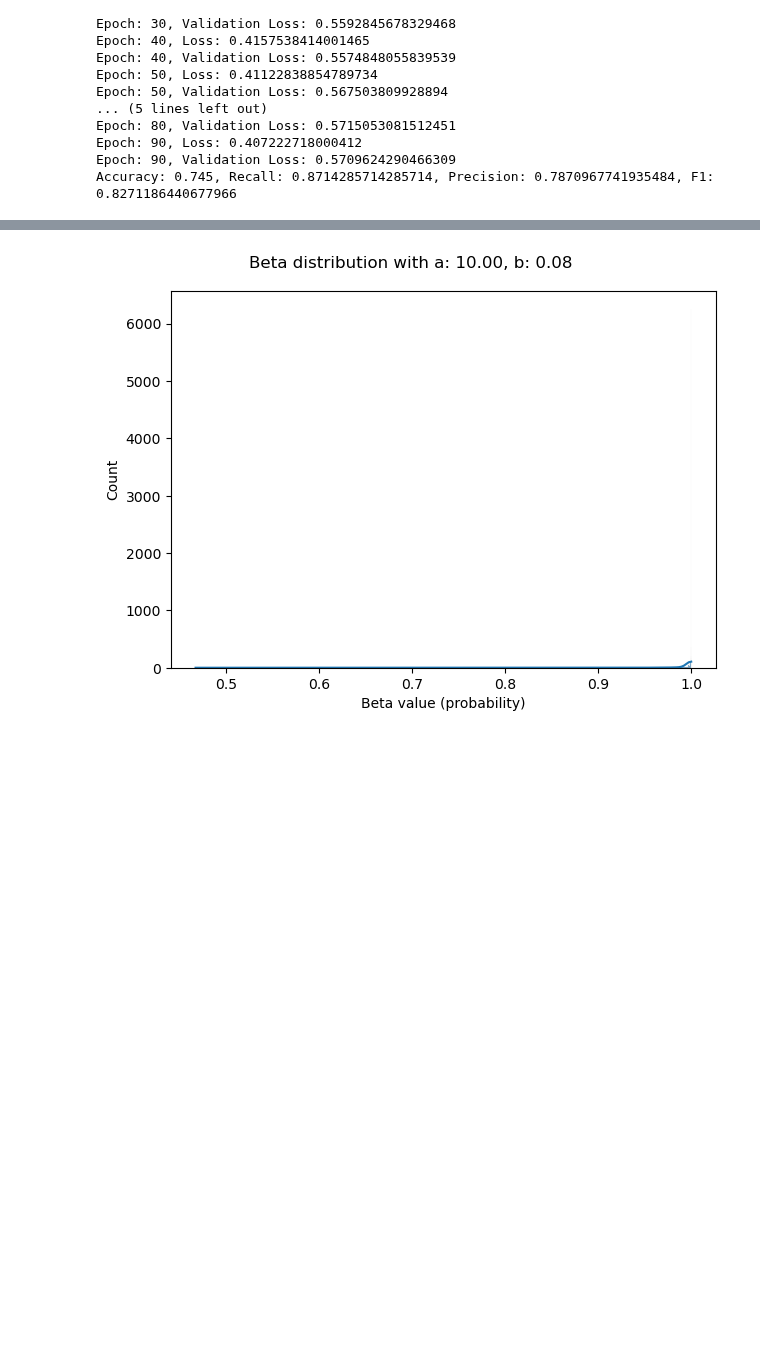
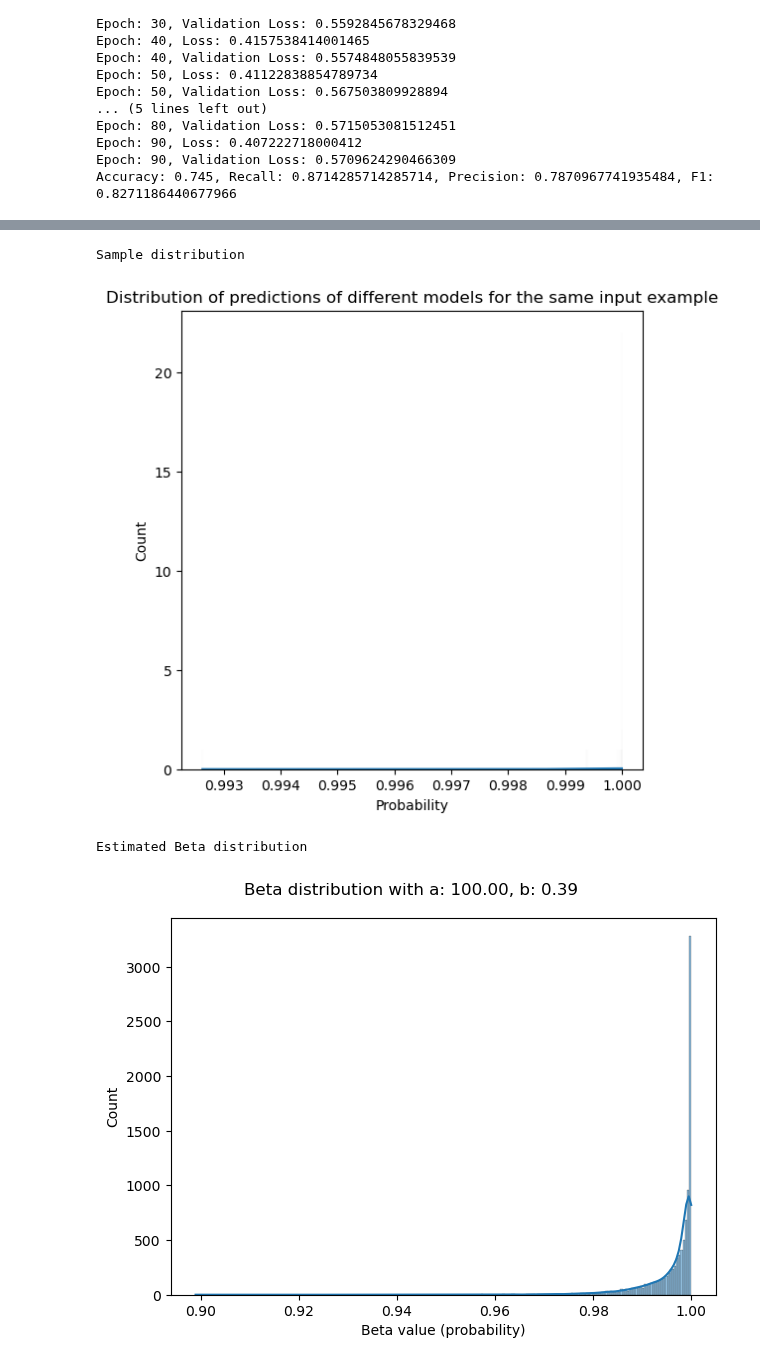
Before and after one commit to istepka/betarce, a Jupyter notebook: src/statrob.ipynb, the cells around one changed output, grey strips where cells are left out. Cells and saved outputs as stored; diff of their text form; code cells hidden in the pictures; blank space fills up the shorter version.

Commit message:
Add scipy beta estimation and binom test

```diff
--- a/src/statrob.ipynb
+++ b/src/statrob.ipynb
@@ -264,7 +264,7 @@ def train_K_mlps_in_parallel(X_train, y_train, X_test, y_test, K: int = 20, n_jo
     )
     return results
 
-results = train_K_mlps_in_parallel(X_train, y_train, X_test, y_test, K=24, n_jobs=4)
+results = train_K_mlps_in_parallel(X_train, y_train, X_test, y_test, K=32, n_jobs=1)
 
 accuracies = [accuracy for _, accuracy, _, _, _ in results]
 accuracies = np.array(accuracies).flatten()
@@ -381,69 +387,69 @@ plot_grid_of_distribution_predictions(preds, save_dir='images/statrob')
 # %%
-def __estimate_beta_params_moments(sample: np.ndarray) -> tuple[float, float]:
+import scipy
+import warnings
 
-    s_mean = np.mean(sample)
-    s_var = np.var(sample)
-
-    assert s_var < s_mean * (1 - s_mean), f'Method of moments can be used only if [s_var < s_mean * (1 - s_mean)] is satisfied'
-
-    tmp = s_mean * (1 - s_mean) / s_var - 1
-    alpha = s_mean * tmp
-    beta = (1 - s_mean) * tmp
-
-    return alpha, beta
+# Scipy screams some radom stuff
+warnings.filterwarnings('ignore', category=RuntimeWarning)
 
 def estimate_beta_distribution(
     sample: np.ndarray,
-    method: str = 'moments',
+    method: str = 'MLE',
     ) -> tuple[float, float]:
     '''
     Estimate beta distribution based on a sample
 
     Parameters:
         - sample (np.ndarray): a 1D array of size N
-        - method (str): either 'moments' or 'MLE'. This decides the method of parameter estimation.
+        - method (str): either 'MM' or 'MLE'. This decides the method of parameter estimation.
 
     Returns:
         - (alpha, beta) parameters of the estimated beta distribution
     '''
 
     match method:
-        case 'moments':
-            alpha, beta = __estimate_beta_params_moments(sample)
+        case 'MM':
+            alpha, beta, _, _ = scipy.stats.beta.fit(sample, method='MM')
         case 'MLE':
-            raise NotImplementedError('MLE estimation is not implemented yet!')
+            alpha, beta, _, _ = scipy.stats.beta.fit(sample, method='MLE')
         case _:
-            raise ValueError(f'Estimation method not known: {method} should be either "moments" or "MLE"!')
+            raise ValueError(f'Estimation method not known: {method} should be either "MM" or "MLE"!')
 
     return alpha, beta
 
 def plot_beta(
     alpha: float,
     beta: float,
     sample_size: int = 10000,
     save_dir: Union[str, None] = None,
     ) -> None:
 
     samples = np.random.beta(alpha, beta, size=sample_size)
 
 
     sns.histplot(samples, kde=True)
 
     plt.suptitle(f'Beta distribution with a: {alpha:.2f}, b: {beta:.2f}')
     plt.xlabel('Beta value (probability)')
     plt.ylabel('Count')
     plt.tight_layout()
 
     plt.show()
 
 
 
 s = preds[:, 0]
-alpha, beta = estimate_beta_distribution(s, method='moments')
+alpha, beta = estimate_beta_distribution(s, method='MLE')
 
-alpha = np.clip(alpha, 0, 10)
-beta = np.clip(beta, 0, 10)
+alpha = np.clip(alpha, 0, 100)
+beta = np.clip(beta, 0, 100)
 
+
+print('Sample distribution')
+plot_distribution_of_predictions(s)
+print('Estimated Beta distribution')
 plot_beta(alpha, beta)
 # %% [output]
+Sample distribution
-[figure, old version]
+[figure, new version]
+Estimated Beta distribution
+[figure, added]
```
Also changed, not shown: parts of 10 cells of this notebook, 2 other files.
